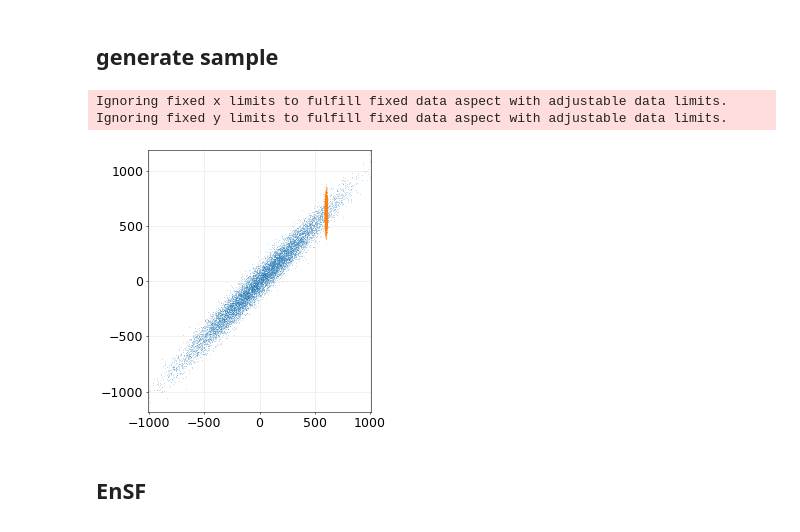
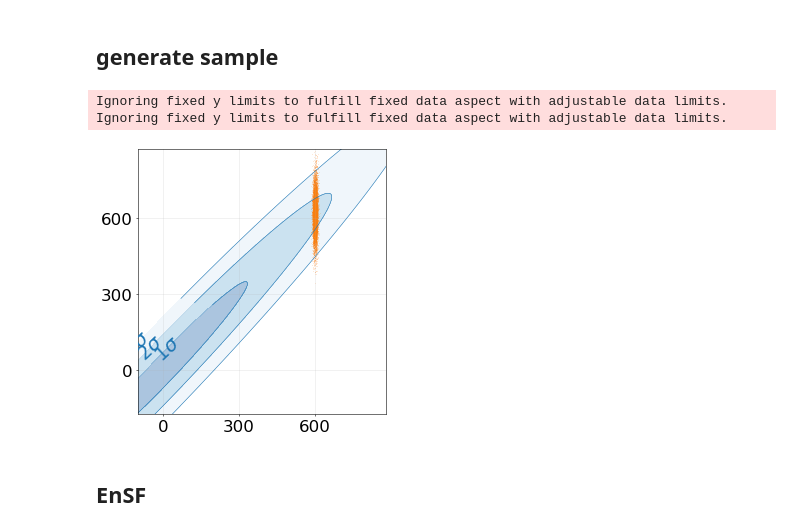
Before and after one commit to Siming-Liang/Flow-Based-Transport, a Jupyter notebook: Ellipse_stress_tests/case3.ipynb, the cells around one changed output. Saved outputs shown, nothing was run; the diff lists cells and outputs as text; code cells hidden in the pictures.

```diff
--- a/Ellipse_stress_tests/case3.ipynb
+++ b/Ellipse_stress_tests/case3.ipynb
@@ -3,6 +3,9 @@
 # %% [markdown]
 ## Pacakages and Functions
 # %%
+import sys, os
+sys.path.insert(0, os.path.abspath('..'))   # the git/ folder, where utility.py lives
+from utility import *
 import torch
 import numpy as np
 from inc_ensf import EnSF
@@ -14,6 +17,5 @@ from matplotlib.collections import LineCollection
 import matplotlib as mpl
 from matplotlib.ticker import MultipleLocator
 
-xlim_upper, xli_lower = 300, -300
-use_this = 'cuda:0'
+use_this = 'cuda:7'
 # %%
@@ -193,45 +109,69 @@ for i in range(1):
         def plot_cov_ellipse(cov, pos, ax, n_std=2.0, **kwargs):
             eigvals, eigvecs = np.linalg.eigh(cov)
             order = eigvals.argsort()[::-1]
             eigvals, eigvecs = eigvals[order], eigvecs[:, order]
             angle = np.degrees(np.arctan2(*eigvecs[:, 0][::-1]))
             width, height = 2 * n_std * np.sqrt(np.maximum(eigvals, 0))
             ellipse = Ellipse(xy=pos, width=width, height=height, angle=angle, **kwargs)
             ax.add_patch(ellipse)
             return ellipse
 
         # =========================
         # 3) Plot: prior vs post + path + ellipses
         # =========================
         fig, ax = plt.subplots(figsize=(6, 6),dpi=50)
 
         # scatter (keep s tiny; enlarge legend markers separately)
-        ax.scatter(test[:, 0], test[:, 1], alpha=0.5, label="prior", s=0.09)
-        ax.scatter(result[:, 0], result[:, 1], alpha=0.5, label="post (cond)", s=0.09)
+        # --- prior as Gaussian contour (replaces the prior scatter) ---
+        pad = 0.1
+        gx = np.linspace(test[:, 0].min() - pad * np.ptp(test[:, 0]),
+                        test[:, 0].max() + pad * np.ptp(test[:, 0]), 400)
+        gy = np.linspace(test[:, 1].min() - pad * np.ptp(test[:, 1]),
+                        test[:, 1].max() + pad * np.ptp(test[:, 1]), 400)
+        xx, yy = np.meshgrid(gx, gy)
+        grid = np.stack([xx.ravel(), yy.ravel()], axis=1) - mean_test
+        cov_inv = np.linalg.inv(cov_test)
+        maha = np.sqrt(np.einsum('ij,jk,ik->i', grid, cov_inv, grid)).reshape(xx.shape)
+        def on_contour(k, theta_deg):
+            """Point on the k-sigma contour along direction theta (degrees in the data plane:
+            0 = right, 90 = up, 45 = up the long axis, 135 = across the short axis)."""
+            u = np.array([np.cos(np.radians(theta_deg)), np.sin(np.radians(theta_deg))])
+            r = k / np.sqrt(u @ cov_inv @ u)
+            return mean_test + r * u
+        # filled shading (drop this line if you only want lines)
+        ax.contourf(xx, yy, maha, levels=[0, 1, 2, 3], cmap='Blues_r', alpha=0.35)
+        # contour lines at 1σ, 2σ, 3σ (Mahalanobis distance)
+        cs = ax.contour(xx, yy, maha, levels=[1, 2, 3], colors='tab:blue', linewidths=0.8)
+        # ax.clabel(cs, fmt={1: r'1$\sigma$', 2: r'2$\sigma$', 3: r'3$\sigma$'}, fontsize=28,
+        #     manual=[on_contour(1, 80), on_contour(2, 60), on_contour(3, 55)])
+        ax.clabel(cs, fmt={1: r'1$\sigma$', 2: r'2$\sigma$', 3: r'3$\sigma$'}, fontsize=28,
+            manual=[on_contour(1, 80), on_contour(2, 120), on_contour(3, 135)])
+        ax.scatter(result[:, 0], result[:, 1], alpha=0.5, label="post (cond)", s=0.04, color="tab:orange")
 
         # covariance ellipses
         plot_cov_ellipse(cov_test,   mean_test,   ax, edgecolor="tab:blue", facecolor="none", linewidth=0.1,
                         label="Cov ellipse prior")
         plot_cov_ellipse(cov_result, mean_result, ax, edgecolor="tab:orange",  facecolor="none", linewidth=0.1,
                         label="Cov ellipse post")
 
         ax.axis("equal")
-        ax.set_xlim(-1000, 1000)
-        ax.set_ylim(-1000, 1000)
-        ax.xaxis.set_major_locator(MultipleLocator(500))   # x-axis tick every 5
-        ax.yaxis.set_major_locator(MultipleLocator(500))   # y-axis tick every 5
-        ax.xaxis.label.set_size(20)
-        ax.yaxis.label.set_size(20)
-        ax.tick_params(axis='both', which='major', labelsize=18)
+
+        ax.set_xlim(-100, 880)
+        ax.set_ylim(-100, 800)
+        ax.xaxis.set_major_locator(MultipleLocator(300))   # x-axis tick every 5
+        ax.yaxis.set_major_locator(MultipleLocator(300))   # y-axis tick every 5
+
+        ax.tick_params(axis='both', which='major', labelsize=24)
         ax.grid(alpha = 0.3)
+        #ax.legend(markerscale=25)  # enlarge legend markers only
         plt.tight_layout()
-        sigma_str = f"{sigma_obs:g}".replace(".", "p")
+        sigma_str = "mix"#f"{sigma_obs:g}".replace(".", "p")
         plt.show()
         plt.close()
 # %% [output]
-Ignoring fixed x limits to fulfill fixed data aspect with adjustable data limits.
 Ignoring fixed y limits to fulfill fixed data aspect with adjustable data limits.
+Ignoring fixed y limits to fulfill fixed data aspect with adjustable data limits.
-[figure, old version]
+[figure, new version]
 # %% [markdown]
 ## EnSF
 # %% [markdown]
```
Also changed, not shown: parts of 13 cells of this notebook, 1 other file.
